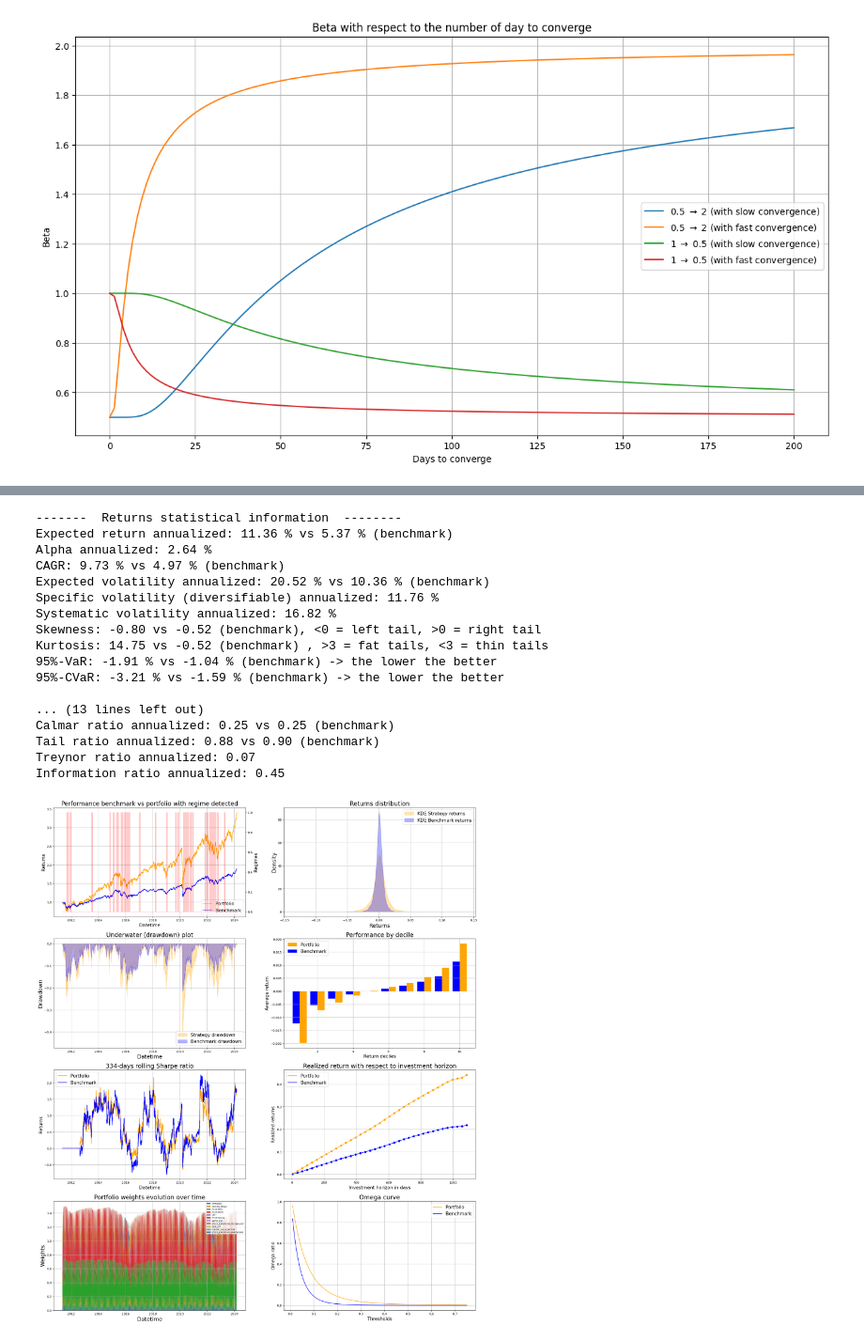
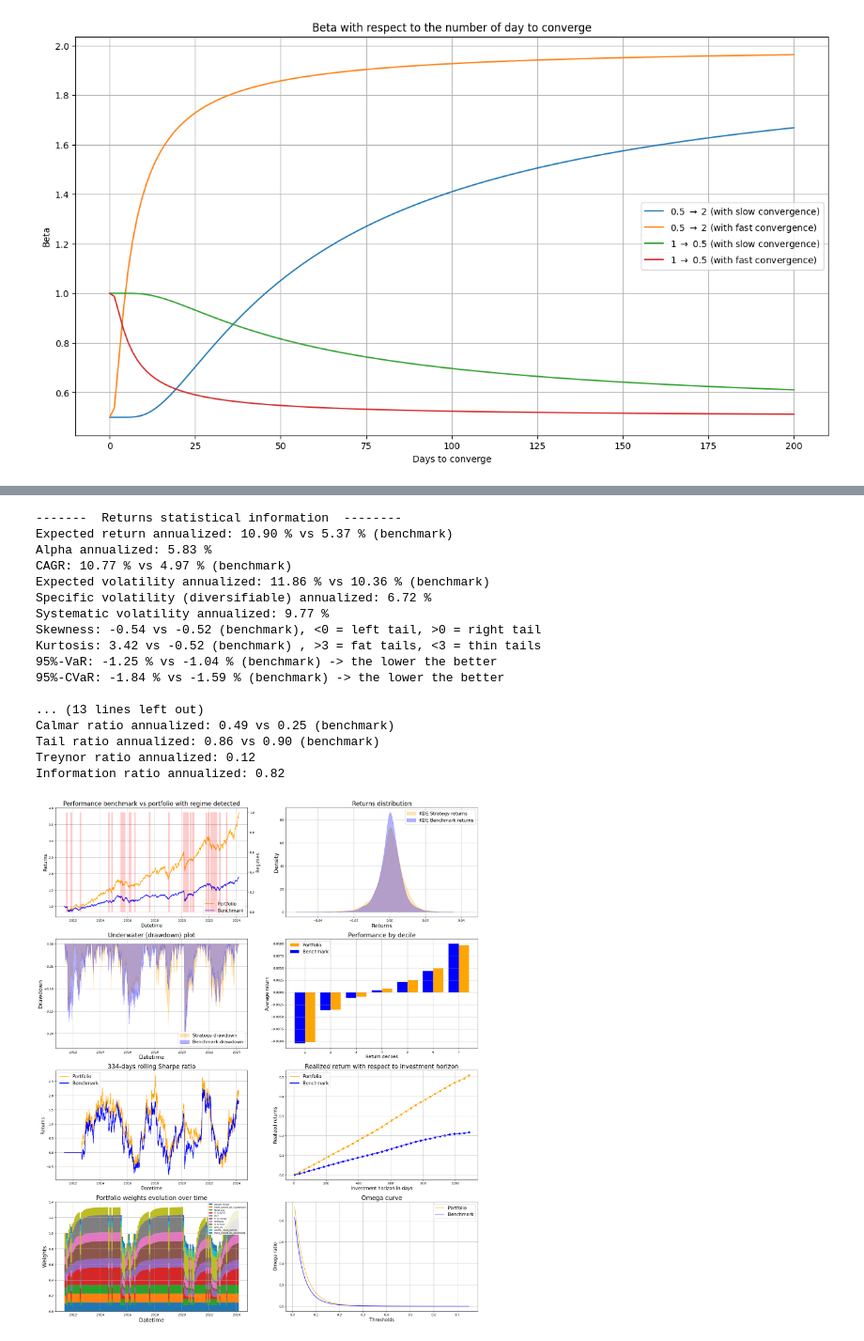
Before and after one commit to BaptisteZloch/Cross-Asset-Investment-Solutions, a Jupyter notebook: src/backtest_portoflio.ipynb, the cells around one changed output, grey strips where cells are left out. Shown at 94% size. Saved outputs shown, nothing was run; the diff lists cells and outputs as text; code cells hidden in the pictures.

```diff
--- a/src/backtest_portoflio.ipynb
+++ b/src/backtest_portoflio.ipynb
@@ -20,10 +20,14 @@ from backtest.backtest import Backtester
 Use the constructor of the class in order to build the Benchmark object and the performances/returns associated with. The benchmark is only composed of the SX5T, SPTR500N and ESTR. The proportion are as the following:
 $$\text{Benchmark} = \text{SPTR500N}\times20\% + \text{ESTR}\times30\% + \text{SX5T}\times50\%$$
 # %%
-bench_obj = Benchmark(RebalanceFrequencyEnum.MONTH_END) # Create the benchmark with a monthly rebalance frequency
+bench_obj = Benchmark(
+    RebalanceFrequencyEnum.MONTH_END
+)  # Create the benchmark with a monthly rebalance frequency
 
 
-bench_obj.benchmark_perf.plot(grid=True,legend=True,title="Benchmark evolution over time")
+bench_obj.benchmark_perf.plot(
+    grid=True, legend=True, title="Benchmark evolution over time"
+)
 
 bench_obj.benchmark_perf
 # %% [output]
@@ -194,37 +222,43 @@ The class `Backtester` takes as input an instance of the class `Universe` and a
 # %%
 bk_tester = Backtester(
-    universe_obj=Universe(market_column="SPTR500N",keep_only_benchmark_universe=False),
-    benchmark_returns=bench_obj.benchmark_returns
+    universe_obj=Universe(market_column="SX5T", keep_only_benchmark_universe=False),
+    benchmark_returns=bench_obj.benchmark_returns,
 )
 
-ptf_and_bench, ptf_weights_equal_weight, regimes, metrics_df = bk_tester.run_backtest(
+(
+    ptf_and_bench,
+    ptf_weights_equal_weight,
+    regimes,
+    metrics_df,
+) = bk_tester.run_backtest(
     rebalance_frequency=RebalanceFrequencyEnum.MONTH_END,
-    regime_frequency=RebalanceFrequencyEnum.MONTH_END,
+    regime_frequency=RebalanceFrequencyEnum.MONTH_END,  # .BI_MONTHLY,
     market_regime_model=RegimeDetectionModels.HIDDEN_MARKOV_MODEL,
-    bullish_beta=1.5,
-    bullish_lambda_convergence=50,
-    bearish_beta=1.1,
-    bearish_lambda_convergence=50,
+    risk_on_beta=2,  # stock exposure target in a risk_on regime
+    risk_on_lambda_convergence=50,  # Speed of convergence
+    risk_off_beta=0.2,  # stock exposure target in a risk_off regime
+    risk_off_lambda_convergence=10,  # Speed of convergence
     verbose=False,
+    plot_performance=True,
 )
 # %% [output]
 -------  Returns statistical information  --------
-Expected return annualized: 11.36 % vs 5.37 % (benchmark)
-Alpha annualized: 2.64 %
-CAGR: 9.73 % vs 4.97 % (benchmark)
-Expected volatility annualized: 20.52 % vs 10.36 % (benchmark)
-Specific volatility (diversifiable) annualized: 11.76 %
-Systematic volatility annualized: 16.82 %
-Skewness: -0.80 vs -0.52 (benchmark), <0 = left tail, >0 = right tail
-Kurtosis: 14.75 vs -0.52 (benchmark) , >3 = fat tails, <3 = thin tails
-95%-VaR: -1.91 % vs -1.04 % (benchmark) -> the lower the better
-95%-CVaR: -3.21 % vs -1.59 % (benchmark) -> the lower the better
+Expected return annualized: 10.90 % vs 5.37 % (benchmark)
+Alpha annualized: 5.83 %
+CAGR: 10.77 % vs 4.97 % (benchmark)
+Expected volatility annualized: 11.86 % vs 10.36 % (benchmark)
+Specific volatility (diversifiable) annualized: 6.72 %
+Systematic volatility annualized: 9.77 %
+Skewness: -0.54 vs -0.52 (benchmark), <0 = left tail, >0 = right tail
+Kurtosis: 3.42 vs -0.52 (benchmark) , >3 = fat tails, <3 = thin tails
+95%-VaR: -1.25 % vs -1.04 % (benchmark) -> the lower the better
+95%-CVaR: -1.84 % vs -1.59 % (benchmark) -> the lower the better
 
 ... (13 lines left out)
-Calmar ratio annualized: 0.25 vs 0.25 (benchmark)
-Tail ratio annualized: 0.88 vs 0.90 (benchmark)
-Treynor ratio annualized: 0.07
-Information ratio annualized: 0.45
+Calmar ratio annualized: 0.49 vs 0.25 (benchmark)
+Tail ratio annualized: 0.86 vs 0.90 (benchmark)
+Treynor ratio annualized: 0.12
+Information ratio annualized: 0.82
-[figure, old version]
+[figure, new version]
 # %% [markdown]
 # Analyzing the beta (stock exposure to the SX5T and S&P500 using futures)
```
Also changed, not shown: parts of 20 cells of this notebook, 14 other files.
